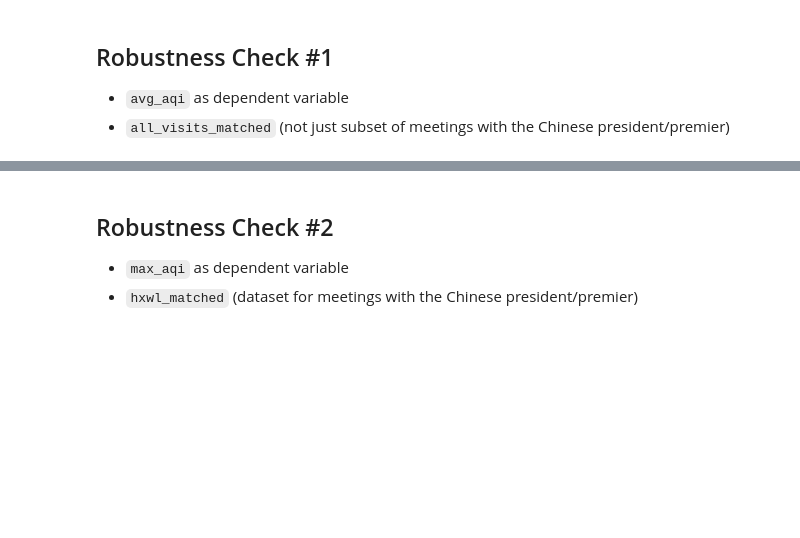
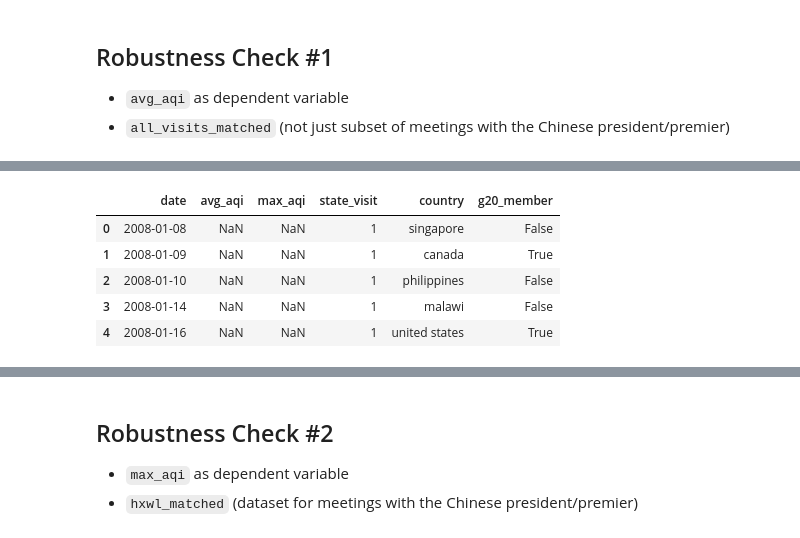
Before and after one commit to yontartu/wuran, a Jupyter notebook: beijing_aqi_analysis.ipynb, the cells around one changed output, grey strips where cells are left out. Cells and saved outputs as stored; diff of their text form; code cells hidden in the pictures; blank space fills up the shorter version.

```diff
--- a/beijing_aqi_analysis.ipynb
+++ b/beijing_aqi_analysis.ipynb
@@ -2617,0 +2708,9 @@ def run_regressions_for_country(country_name, filenumber):
+# %%
+combined_cos.head()
+# %% [output]
+|  | date | avg_aqi | max_aqi | state_visit | country | g20_member |
+| 0 | 2008-01-08 | NaN | NaN | 1 | singapore | False |
+| 1 | 2008-01-09 | NaN | NaN | 1 | canada | True |
+| 2 | 2008-01-10 | NaN | NaN | 1 | philippines | False |
+| 3 | 2008-01-14 | NaN | NaN | 1 | malawi | False |
+| 4 | 2008-01-16 | NaN | NaN | 1 | united states | True |
```
Also changed, not shown: parts of 64 cells of this notebook, 26 other files.
